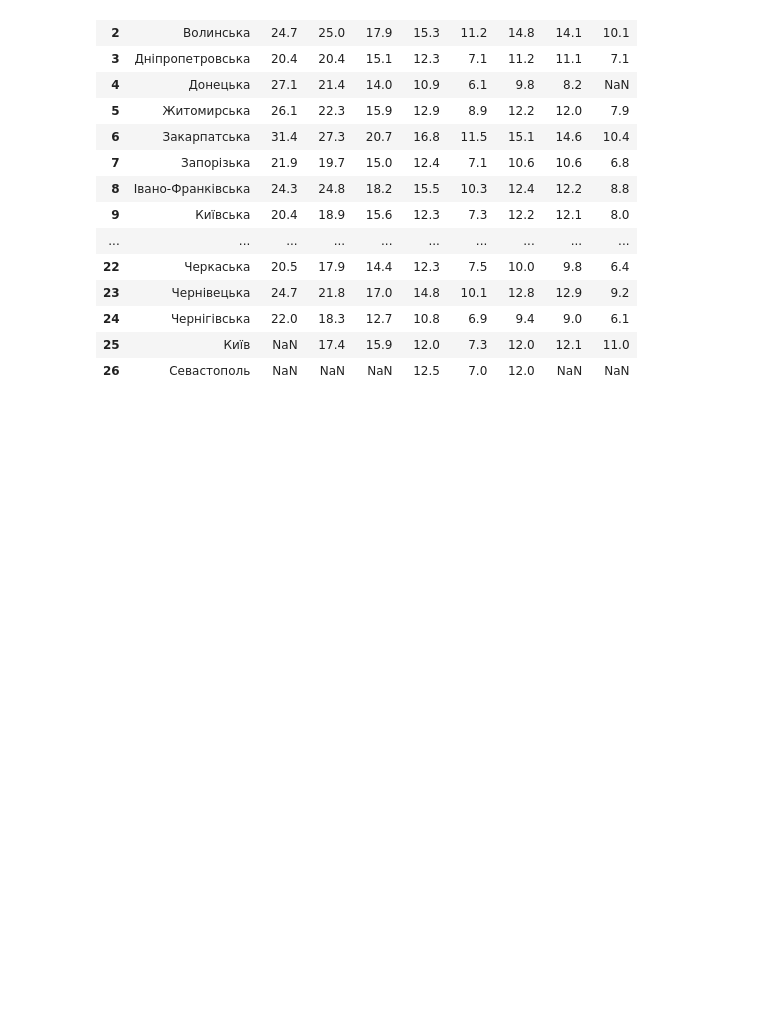
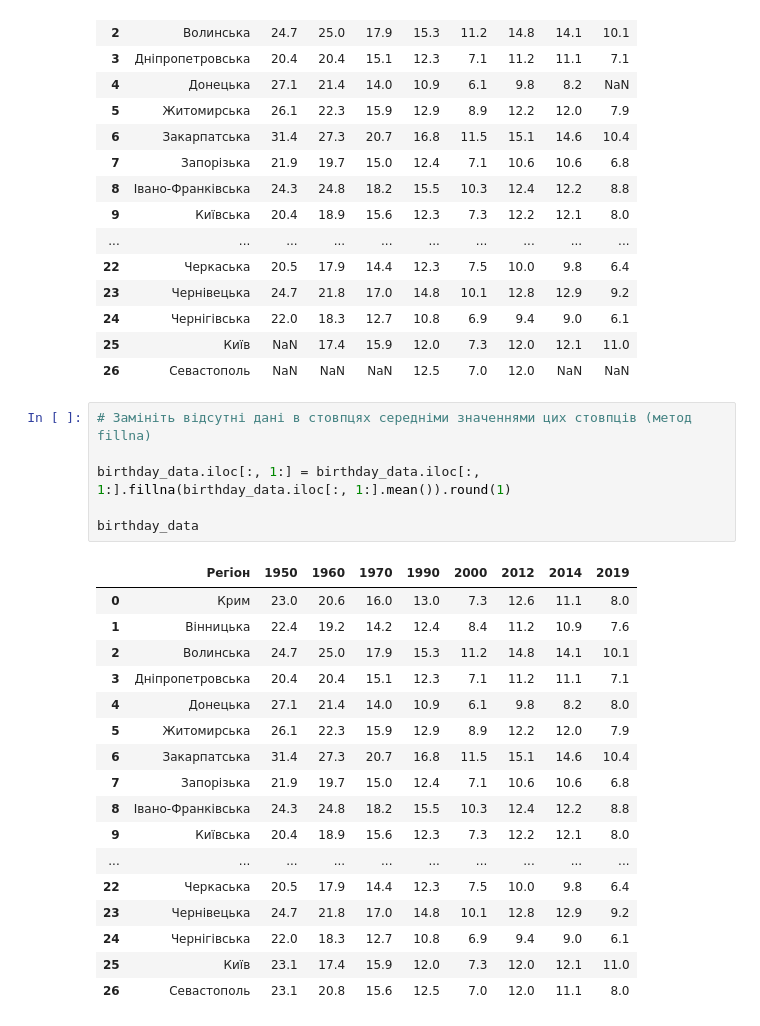
Before and after one commit to Korniev/Data-Sciense, a Jupyter notebook: hw_02/Hw_2.1.ipynb, the cells around one changed output. Cells and saved outputs as stored; diff of their text form; blank space fills up the shorter version.

```diff
--- a/hw_02/Hw_2.1.ipynb
+++ b/hw_02/Hw_2.1.ipynb
@@ -152,3 +152,27 @@ birthday_data
 | 24 | Чернігівська | 22.0 | 18.3 | 12.7 | 10.8 | 6.9 | 9.4 | 9.0 | 6.1 |
 | 25 | Київ | NaN | 17.4 | 15.9 | 12.0 | 7.3 | 12.0 | 12.1 | 11.0 |
 | 26 | Севастополь | NaN | NaN | NaN | 12.5 | 7.0 | 12.0 | NaN | NaN |
+# %%
+# Замініть відсутні дані в стовпцях середніми значеннями цих стовпців (метод fillna)
+
+birthday_data.iloc[:, 1:] = birthday_data.iloc[:, 1:].fillna(birthday_data.iloc[:, 1:].mean()).round(1)
+
+birthday_data
+# %% [output]
+|  | Регіон | 1950 | 1960 | 1970 | 1990 | 2000 | 2012 | 2014 | 2019 |
+| 0 | Крим | 23.0 | 20.6 | 16.0 | 13.0 | 7.3 | 12.6 | 11.1 | 8.0 |
+| 1 | Вінницька | 22.4 | 19.2 | 14.2 | 12.4 | 8.4 | 11.2 | 10.9 | 7.6 |
+| 2 | Волинська | 24.7 | 25.0 | 17.9 | 15.3 | 11.2 | 14.8 | 14.1 | 10.1 |
+| 3 | Дніпропетровська | 20.4 | 20.4 | 15.1 | 12.3 | 7.1 | 11.2 | 11.1 | 7.1 |
+| 4 | Донецька | 27.1 | 21.4 | 14.0 | 10.9 | 6.1 | 9.8 | 8.2 | 8.0 |
+| 5 | Житомирська | 26.1 | 22.3 | 15.9 | 12.9 | 8.9 | 12.2 | 12.0 | 7.9 |
+| 6 | Закарпатська | 31.4 | 27.3 | 20.7 | 16.8 | 11.5 | 15.1 | 14.6 | 10.4 |
+| 7 | Запорізька | 21.9 | 19.7 | 15.0 | 12.4 | 7.1 | 10.6 | 10.6 | 6.8 |
+| 8 | Івано-Франківська | 24.3 | 24.8 | 18.2 | 15.5 | 10.3 | 12.4 | 12.2 | 8.8 |
+| 9 | Київська | 20.4 | 18.9 | 15.6 | 12.3 | 7.3 | 12.2 | 12.1 | 8.0 |
+| ... | ... | ... | ... | ... | ... | ... | ... | ... | ... |
+| 22 | Черкаська | 20.5 | 17.9 | 14.4 | 12.3 | 7.5 | 10.0 | 9.8 | 6.4 |
+| 23 | Чернівецька | 24.7 | 21.8 | 17.0 | 14.8 | 10.1 | 12.8 | 12.9 | 9.2 |
+| 24 | Чернігівська | 22.0 | 18.3 | 12.7 | 10.8 | 6.9 | 9.4 | 9.0 | 6.1 |
+| 25 | Київ | 23.1 | 17.4 | 15.9 | 12.0 | 7.3 | 12.0 | 12.1 | 11.0 |
+| 26 | Севастополь | 23.1 | 20.8 | 15.6 | 12.5 | 7.0 | 12.0 | 11.1 | 8.0 |
```
